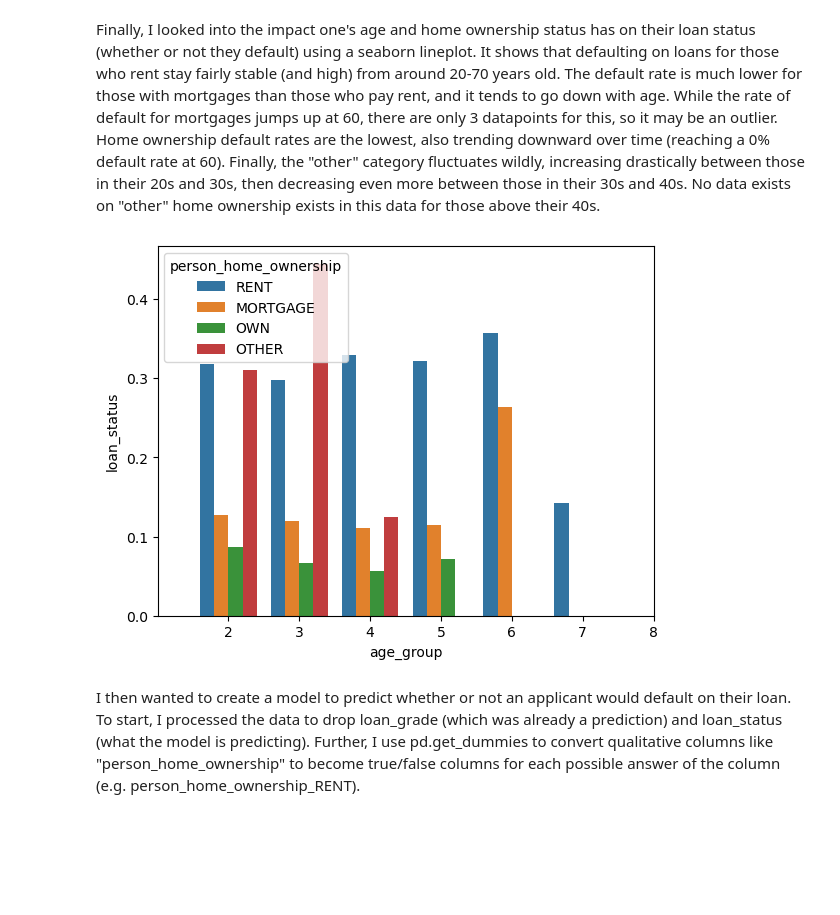
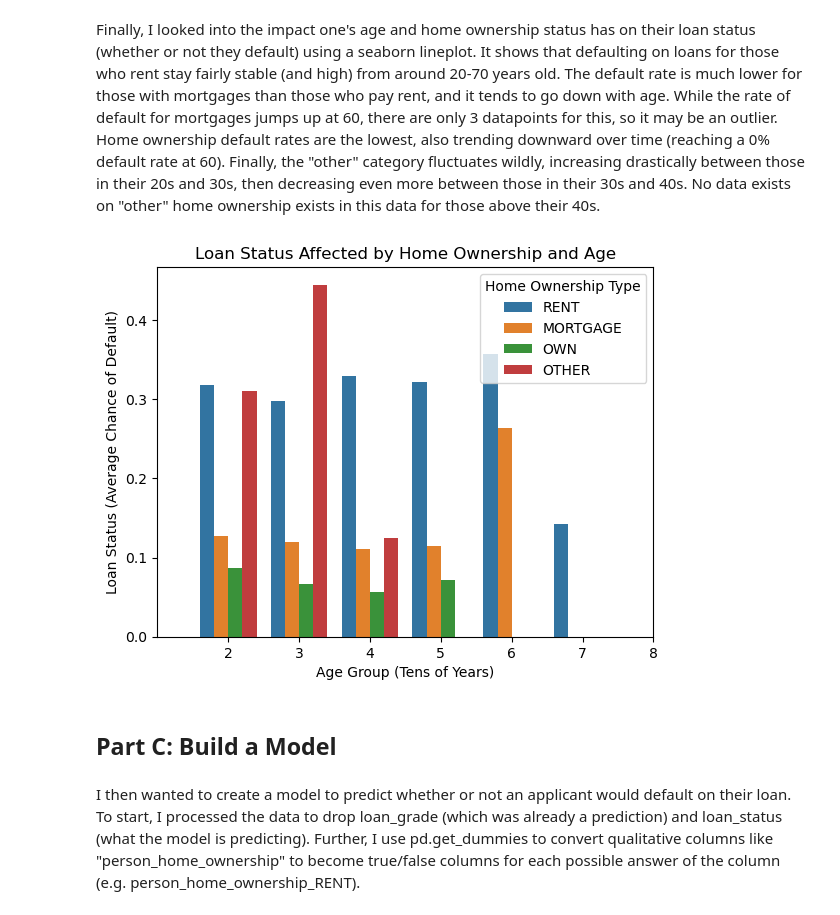
Before and after one commit to jblake05/ml-0451, a Jupyter notebook: posts/optimal-decision-making/optimal.ipynb, the cells around one changed output. Drawn from its saved outputs; the diff is of its cells as text; code cells hidden in the pictures; blank space fills up the shorter version.

```diff
--- a/posts/optimal-decision-making/optimal.ipynb
+++ b/posts/optimal-decision-making/optimal.ipynb
@@ -74,14 +82,22 @@ Finally, I looked into the impact one's age and home ownership status has on the
 # %%
 df_train["age_group"] = df_train["person_age"] // 10
 
 # axis limiting information from: https://stackoverflow.com/questions/54822884/how-to-change-the-x-axis-range-in-seaborn
 fig, ax = plt.subplots()
 
-sns.barplot(data=df_train, x="age_group", y="loan_status", hue="person_home_ownership", errorbar=None, ax=ax)
+g2 = sns.barplot(data=df_train, x="age_group", y="loan_status", hue="person_home_ownership", errorbar=None, ax=ax)
+
+g2.set_title("Loan Status Affected by Home Ownership and Age")
+g2.set_xlabel("Age Group (Tens of Years)")
+g2.set_ylabel("Loan Status (Average Chance of Default)")
+plt.legend(title="Home Ownership Type")
+
 ax.set_xlim(-1, 6)
 plt.show()
 # %% [output]
-[figure, old version]
+[figure, new version]
+# %% [markdown]
+## Part C: Build a Model
 # %% [markdown]
 I then wanted to create a model to predict whether or not an applicant would default on their loan. To start, I processed the data to drop loan_grade (which was already a prediction) and loan_status (what the model is predicting). Further, I use pd.get_dummies to convert qualitative columns like "person_home_ownership" to become true/false columns for each possible answer of the column (e.g. person_home_ownership_RENT).
 # %%
```
Also changed, not shown: parts of 9 cells of this notebook, 1 other file.
